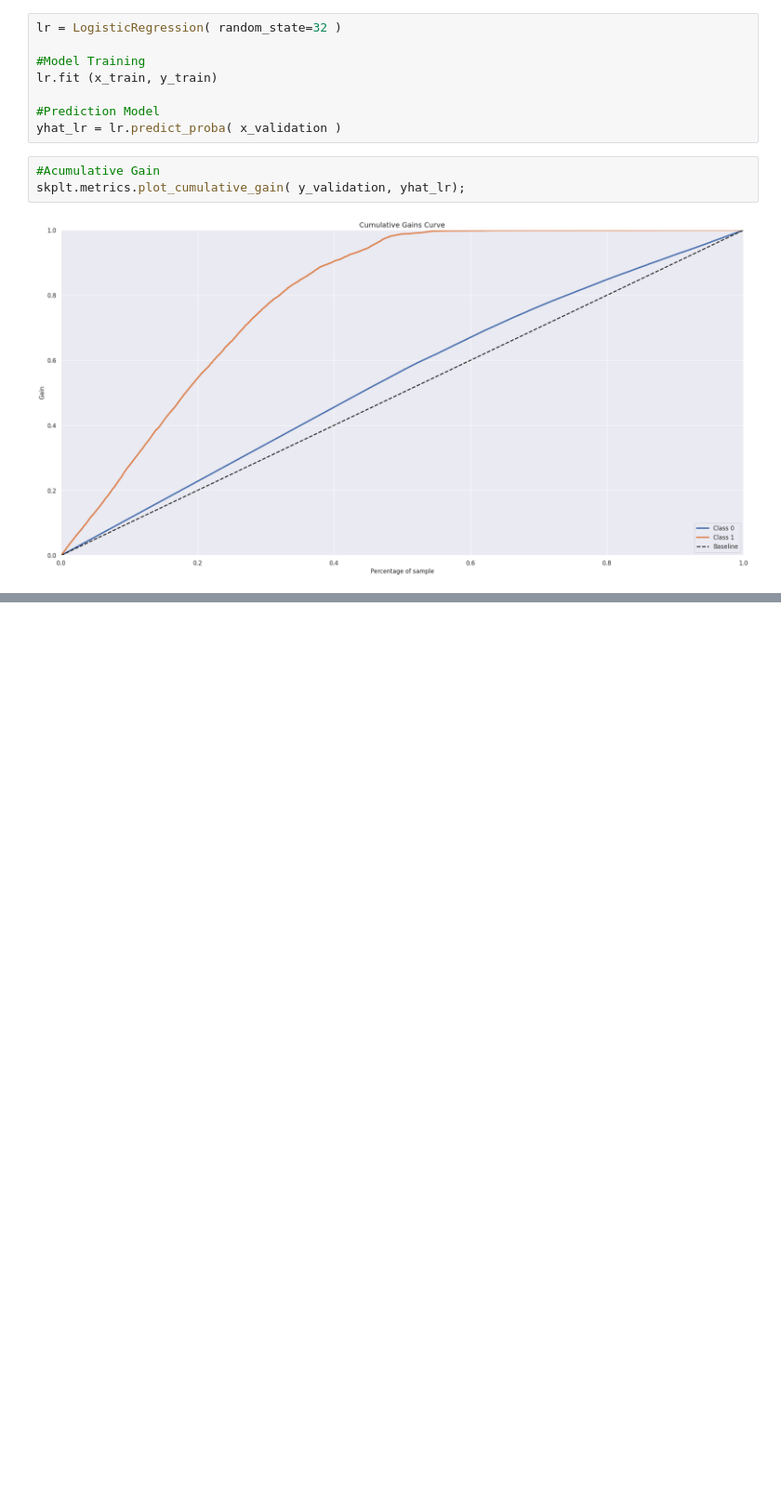
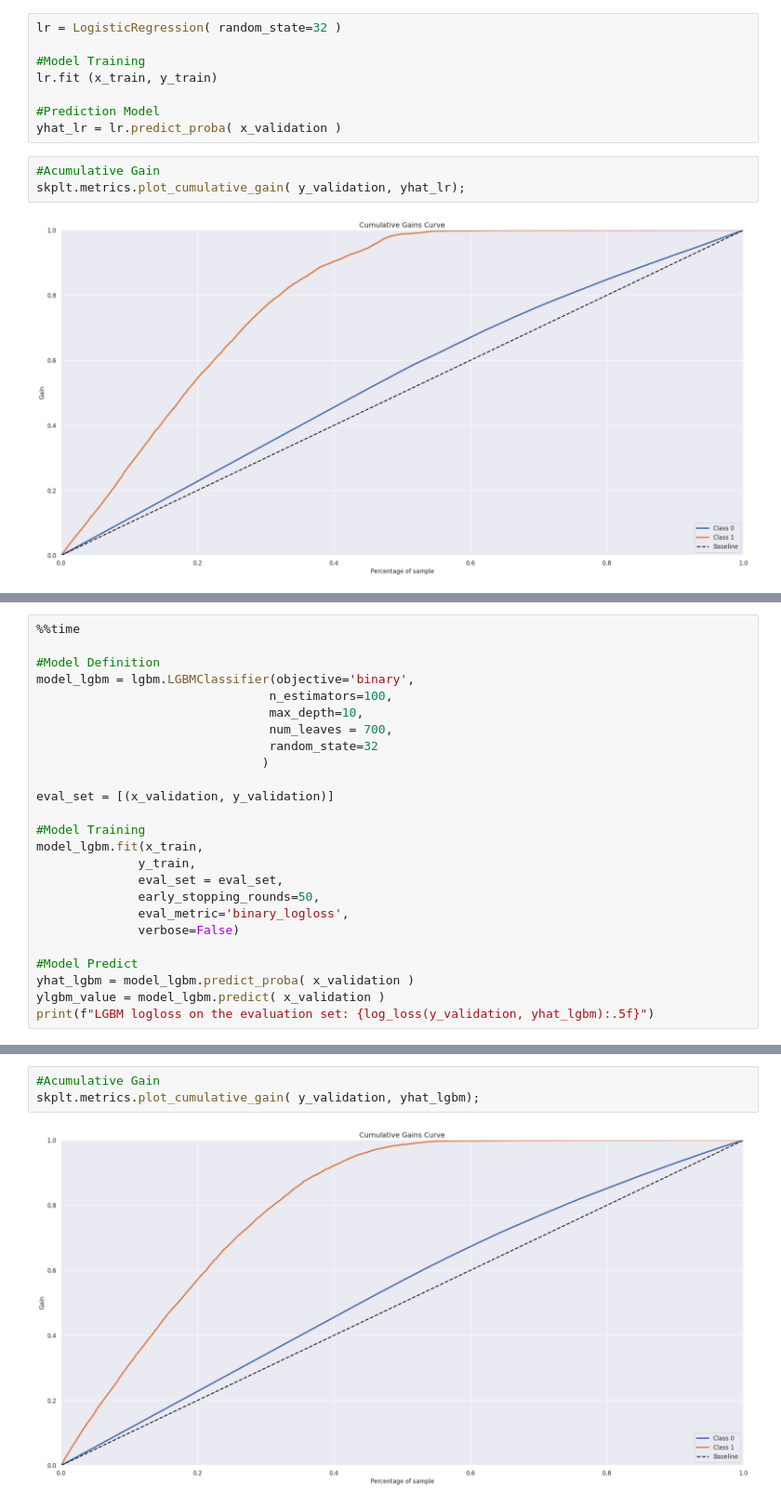
Before and after one commit to AndreMenezesDS/PA004_health_insurance, a Jupyter notebook: PA004_notebook.ipynb, the cells around one changed output, grey strips where cells are left out. Shown at 93% size. Saved outputs shown, nothing was run; the diff lists cells and outputs as text; blank space fills up the shorter version.

```diff
--- a/PA004_notebook.ipynb
+++ b/PA004_notebook.ipynb
@@ -720,0 +1017,25 @@ skplt.metrics.plot_cumulative_gain( y_validation, yhat_lr);
+# %%
+%%time
+
+#Model Definition
+model_lgbm = lgbm.LGBMClassifier(objective='binary',
+                                n_estimators=100,
+                                max_depth=10,
+                                num_leaves = 700,
+                                random_state=32
+                               )
+
+eval_set = [(x_validation, y_validation)]
+
+#Model Training
+model_lgbm.fit(x_train,
+              y_train,
+              eval_set = eval_set,
+              early_stopping_rounds=50,
+              eval_metric='binary_logloss',
+              verbose=False)
+
+#Model Predict
+yhat_lgbm = model_lgbm.predict_proba( x_validation )
+ylgbm_value = model_lgbm.predict( x_validation )
+print(f"LGBM logloss on the evaluation set: {log_loss(y_validation, yhat_lgbm):.5f}")
@@ -720,0 +1046,5 @@ skplt.metrics.plot_cumulative_gain( y_validation, yhat_lr);
+# %%
+#Acumulative Gain
+skplt.metrics.plot_cumulative_gain( y_validation, yhat_lgbm);
+# %% [output]
+[figure, added]
```
Also changed, not shown: parts of 21 cells of this notebook, 1 other file.
